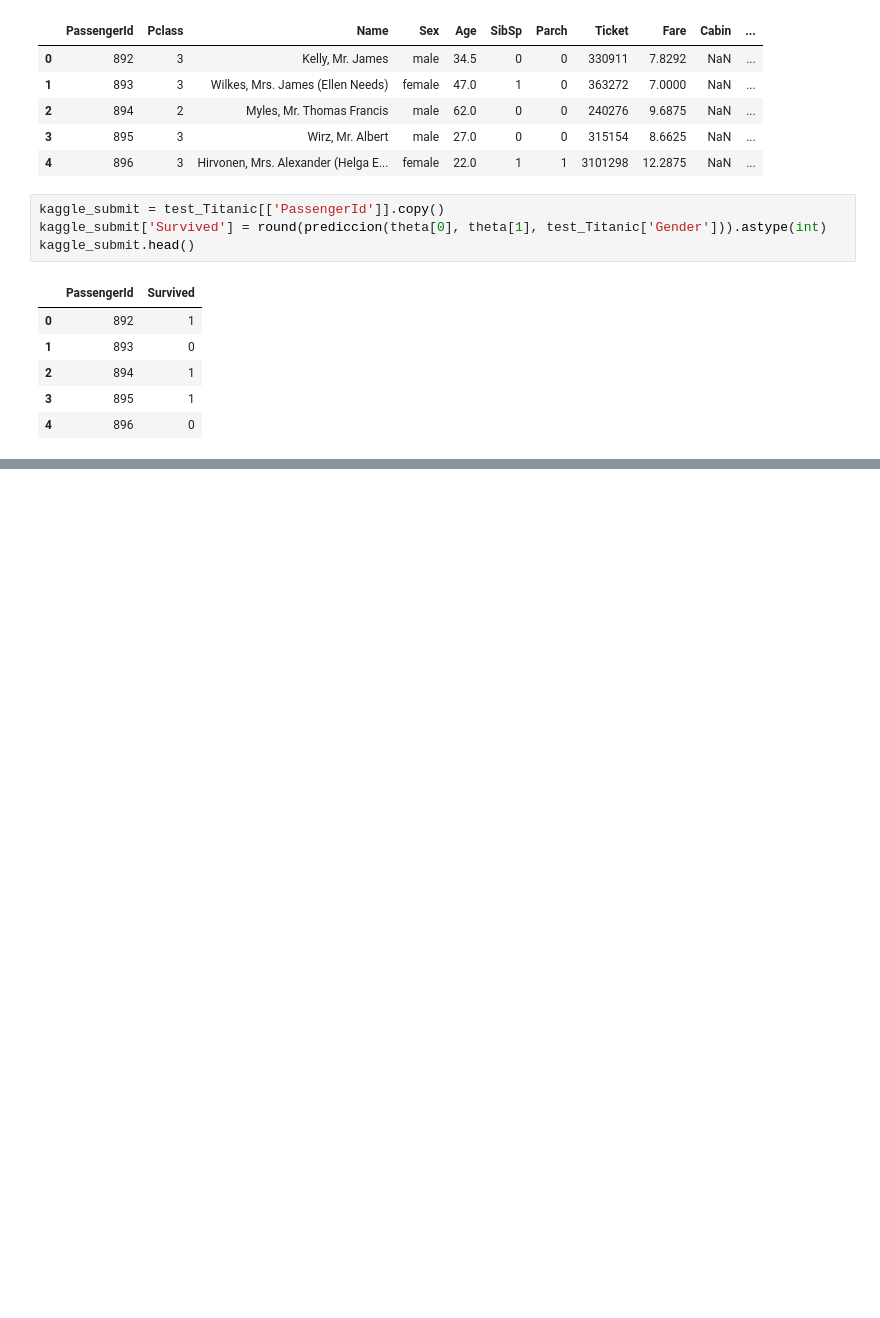
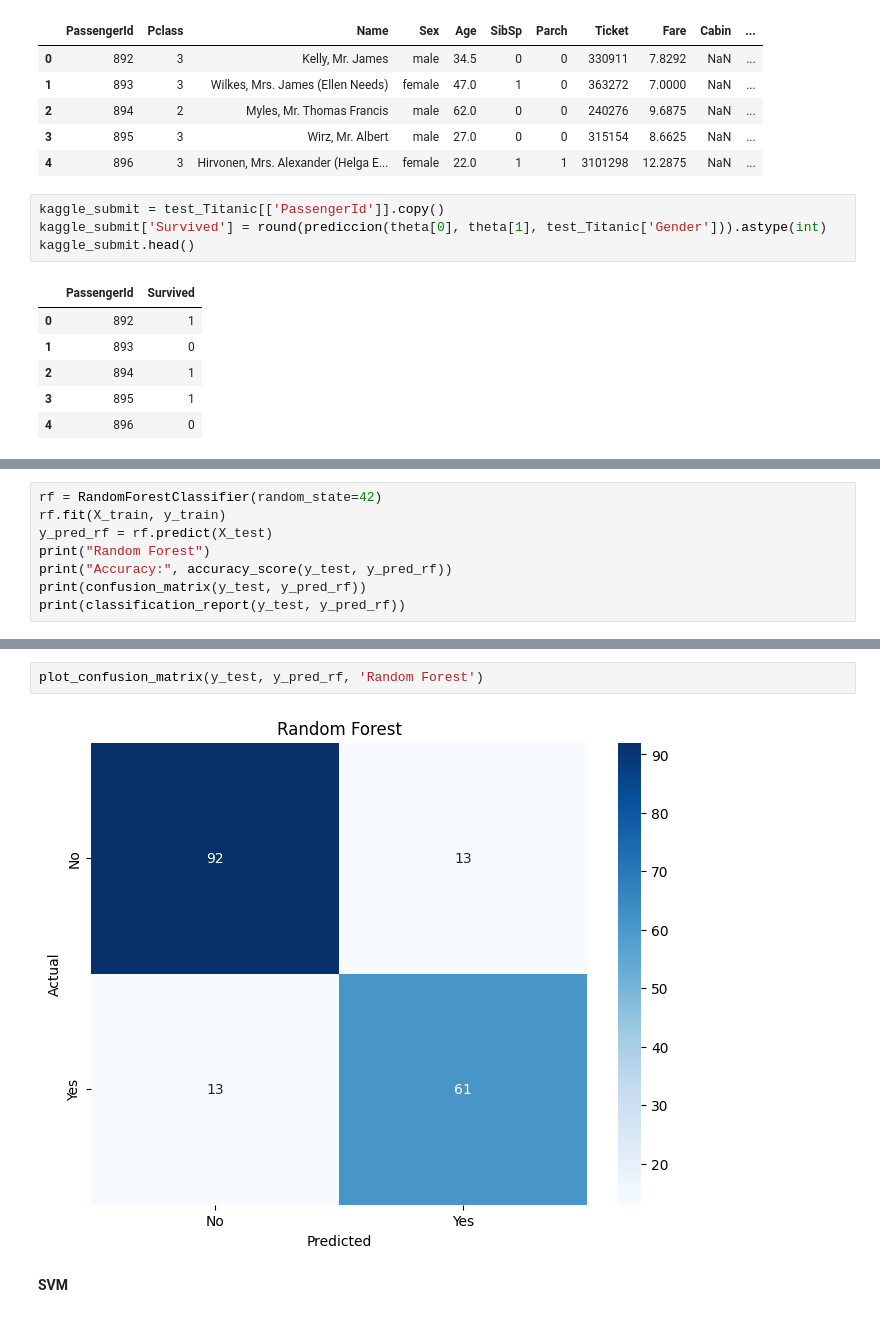
Before and after one commit to DMoonPamanes/TitanicAi, a Jupyter notebook: RetoTitanic.ipynb, the cells around one changed output, grey strips where cells are left out. Saved outputs shown, nothing was run; the diff lists cells and outputs as text; blank space fills up the shorter version.

```diff
--- a/RetoTitanic.ipynb
+++ b/RetoTitanic.ipynb
@@ -419,0 +479,8 @@ kaggle_submit.head()
+# %%
+rf = RandomForestClassifier(random_state=42)
+rf.fit(X_train, y_train)
+y_pred_rf = rf.predict(X_test)
+print("Random Forest")
+print("Accuracy:", accuracy_score(y_test, y_pred_rf))
+print(confusion_matrix(y_test, y_pred_rf))
+print(classification_report(y_test, y_pred_rf))
@@ -419,0 +500,6 @@ kaggle_submit.head()
+# %%
+plot_confusion_matrix(y_test, y_pred_rf, 'Random Forest')
+# %% [output]
+[figure, added]
+# %% [markdown]
+**SVM**
```
Also changed, not shown: parts of 17 cells of this notebook.
